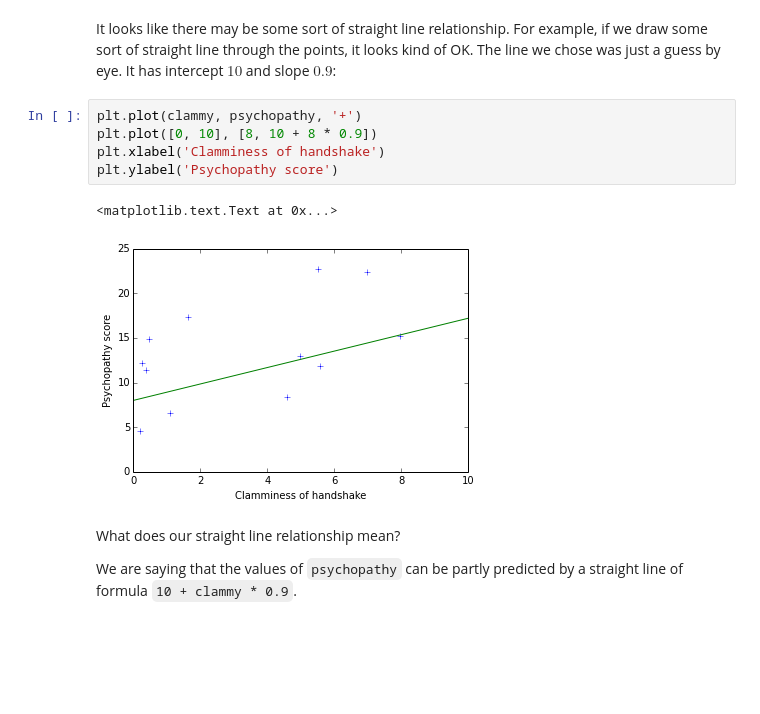
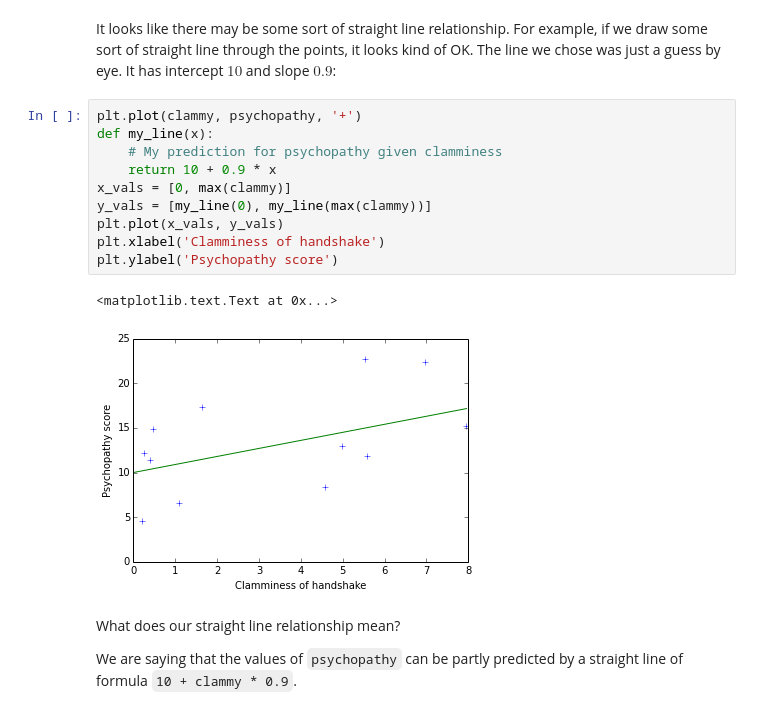
Before and after one commit to practical-neuroimaging/pna-notebooks, a Jupyter notebook: Introducing the General Linear Model.ipynb, the cells around one changed output. Cells and saved outputs as stored; diff of their text form; blank space fills up the shorter version.

```diff
--- a/Introducing the General Linear Model.ipynb
+++ b/Introducing the General Linear Model.ipynb
@@ -35,12 +35,17 @@ plt.ylabel('Psychopathy score')
 It looks like there may be some sort of straight line relationship.  For example, if we draw some sort of straight line through the points, it looks kind of OK.  The line we chose was just a guess by eye. It has intercept $10$ and slope $0.9$:
 # %%
 plt.plot(clammy, psychopathy, '+')
-plt.plot([0, 10], [8, 10 + 8 * 0.9])
+def my_line(x):
+    # My prediction for psychopathy given clamminess
+    return 10 + 0.9 * x
+x_vals = [0, max(clammy)]
+y_vals = [my_line(0), my_line(max(clammy))]
+plt.plot(x_vals, y_vals)
 plt.xlabel('Clamminess of handshake')
 plt.ylabel('Psychopathy score')
 # %% [output]
 <matplotlib.text.Text at 0x...>
-[figure, old version]
+[figure, new version]
 # %% [markdown]
 What does our straight line relationship mean?
 
```
Also changed, not shown: parts of 16 cells of this notebook.
